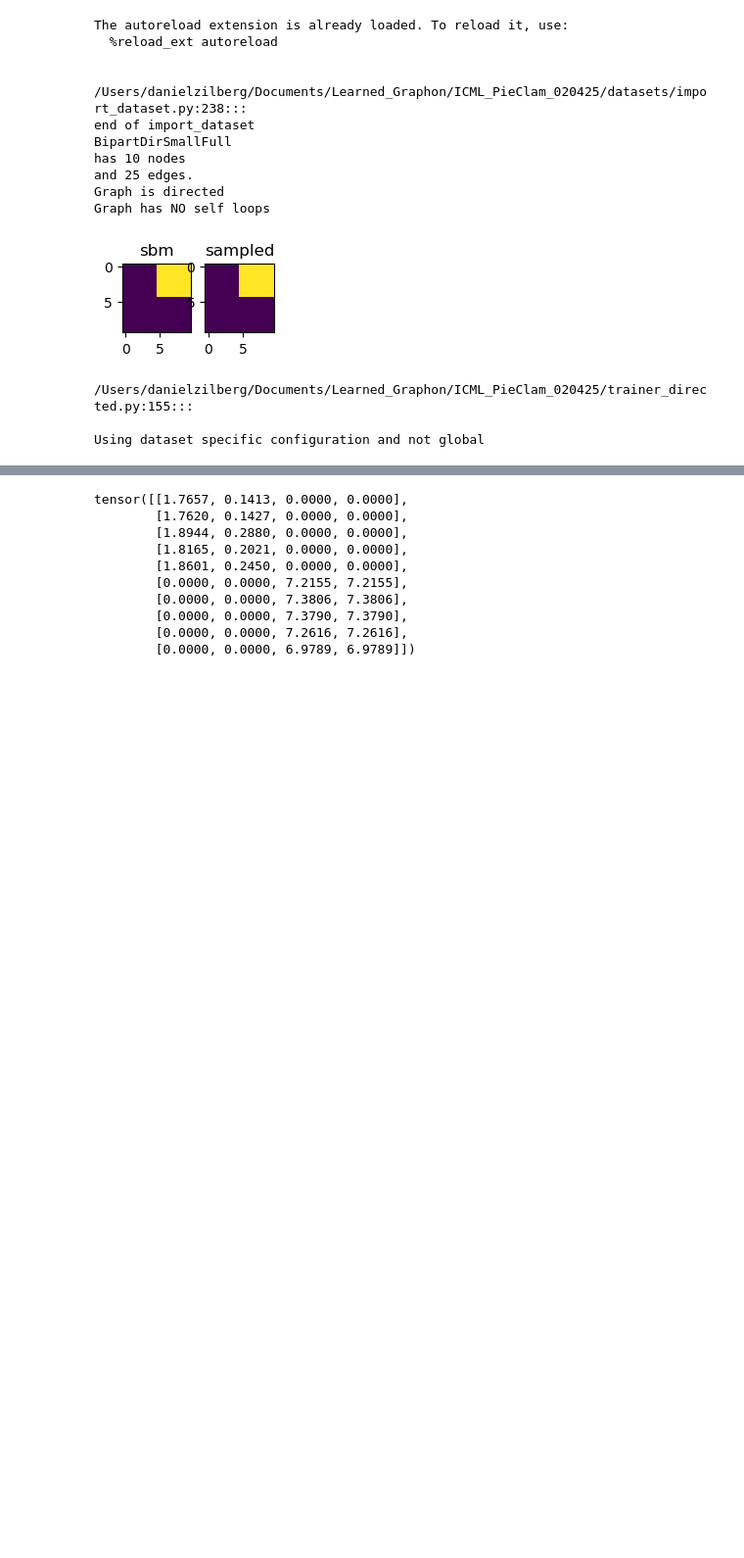
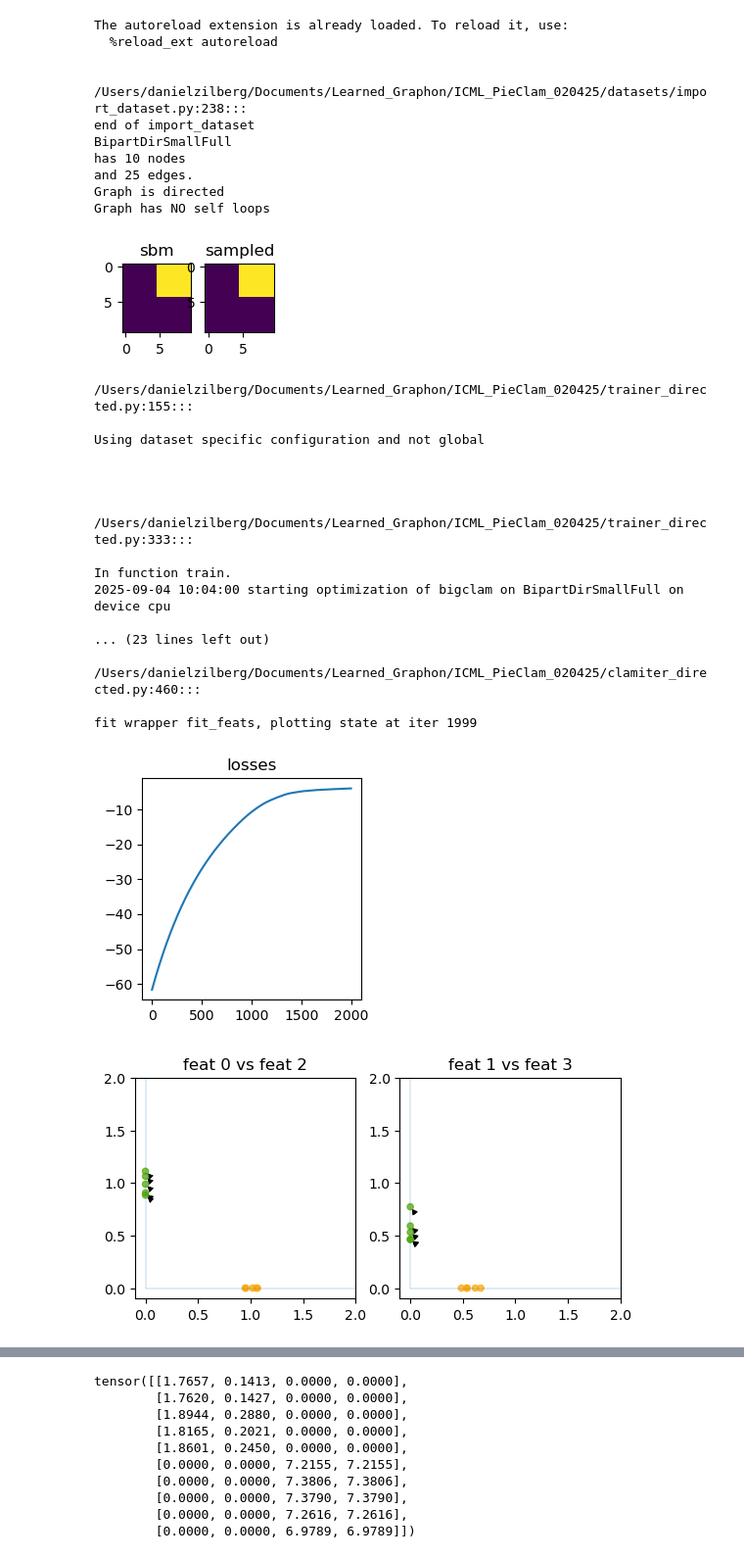
Before and after one commit to danizil/PieClam, a Jupyter notebook: experiments/bipartite.ipynb, the cells around one changed output, grey strips where cells are left out. Shown at 98% size. Cells and saved outputs as stored; diff of their text form; code cells hidden in the pictures; blank space fills up the shorter version.

```diff
--- a/experiments/bipartite.ipynb
+++ b/experiments/bipartite.ipynb
@@ -120,21 +118,37 @@ Graph has NO self loops
 # %%
 
 
 config_triplets = [
     ['clamiter_init', 'dim_feat', 4],
      ['feat_opt', 'n_iter',2000],
-     ['feat_opt', 'lr', 0.001],
+     ['feat_opt', 'lr', 0.0001],
 ]
 
 trainer = dTrainer(dataset=bipart_dir,
                               model_name='bigclam',
                               device='cpu',
                               config_triplets_to_change=config_triplets)
 losses, acc_test, acc_val = trainer.train()
 
 #todo: there is probably some problem with the lightcone regularization. the loss goes crazy
 #todo: lets do the feature plotting to see if there is sanity. maybe the prior can hold them... lets do the feature plot
 # %% [output]
 /Users/danielzilberg/Documents/Learned_Graphon/ICML_PieClam_020425/trainer_directed.py:155:::
 
 Using dataset specific configuration and not global
+
+
+
+
+/Users/danielzilberg/Documents/Learned_Graphon/ICML_PieClam_020425/trainer_directed.py:333:::
+
+In function train.
+2025-09-04 10:04:00 starting optimization of bigclam on BipartDirSmallFull on device cpu
+
+... (23 lines left out)
+
+/Users/danielzilberg/Documents/Learned_Graphon/ICML_PieClam_020425/clamiter_directed.py:460:::
+
+fit wrapper fit_feats, plotting state at iter 1999
+[figure, added]
+[figure, added]
```
Also changed, not shown: parts of 5 cells of this notebook, 1 other file.
